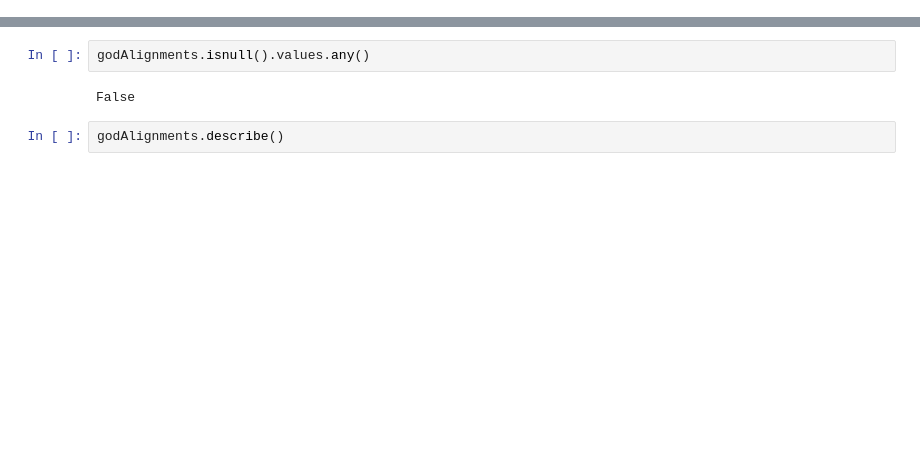
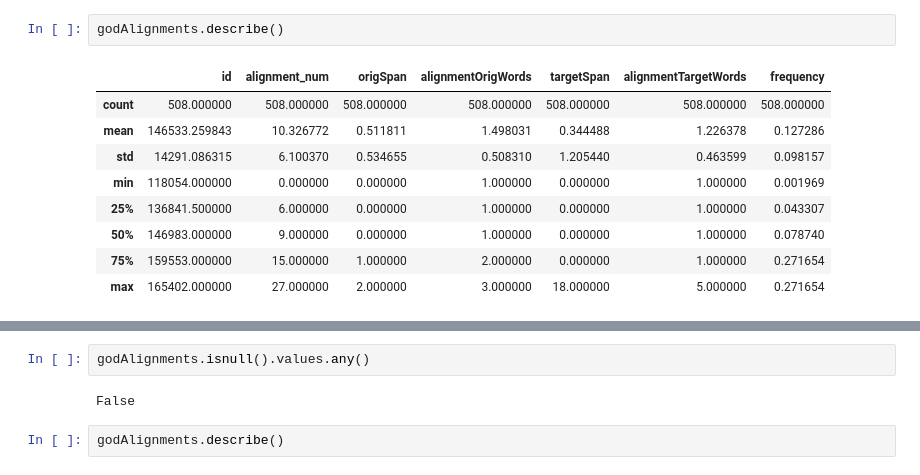
Before and after one commit to unfoldingWord-box3/alignment-ml, a Jupyter notebook: examine_alignments.ipynb, the cells around one changed output, grey strips where cells are left out. Cells and saved outputs as stored; diff of their text form; blank space fills up the shorter version.

```diff
--- a/examine_alignments.ipynb
+++ b/examine_alignments.ipynb
@@ -97,4 +106,16 @@ frequency
 Name: alignmentTxt, dtype: int64
+# %%
+godAlignments.describe()
+# %% [output]
+|  | id | alignment_num | origSpan | alignmentOrigWords | targetSpan | alignmentTargetWords | frequency |
+| count | 508.000000 | 508.000000 | 508.000000 | 508.000000 | 508.000000 | 508.000000 | 508.000000 |
+| mean | 146533.259843 | 10.326772 | 0.511811 | 1.498031 | 0.344488 | 1.226378 | 0.127286 |
+| std | 14291.086315 | 6.100370 | 0.534655 | 0.508310 | 1.205440 | 0.463599 | 0.098157 |
+| min | 118054.000000 | 0.000000 | 0.000000 | 1.000000 | 0.000000 | 1.000000 | 0.001969 |
+| 25% | 136841.500000 | 6.000000 | 0.000000 | 1.000000 | 0.000000 | 1.000000 | 0.043307 |
+| 50% | 146983.000000 | 9.000000 | 0.000000 | 1.000000 | 0.000000 | 1.000000 | 0.078740 |
+| 75% | 159553.000000 | 15.000000 | 1.000000 | 2.000000 | 0.000000 | 1.000000 | 0.271654 |
+| max | 165402.000000 | 27.000000 | 2.000000 | 3.000000 | 18.000000 | 5.000000 | 0.271654 |
 # %%
 # find word (ignore case) in target language
 godAlignments = db.findAlignmentsForWord(connection, 'God', searchTarget, False, caseInsensitive)
```
Also changed, not shown: parts of 10 cells of this notebook, 4 other files.
